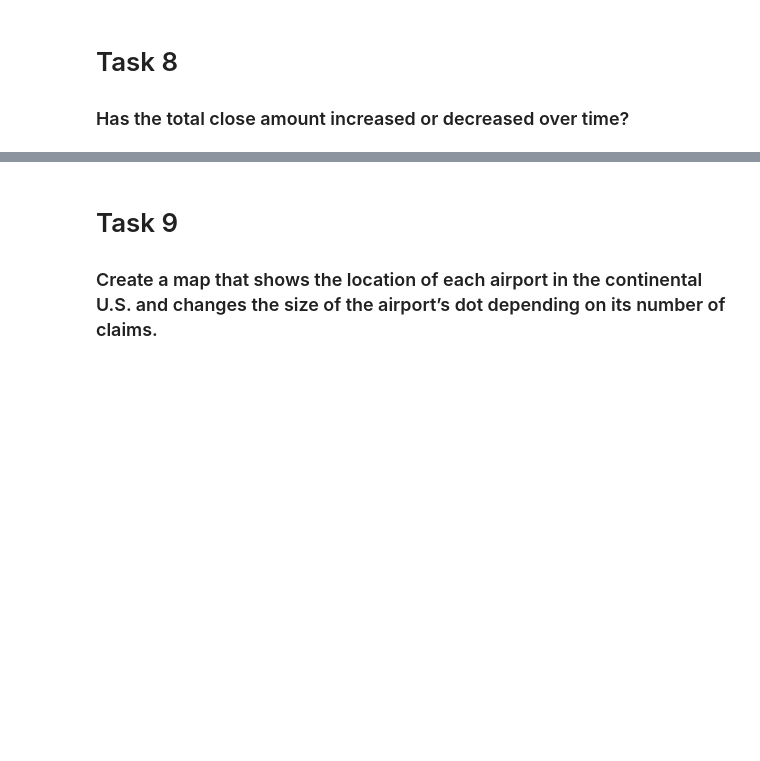
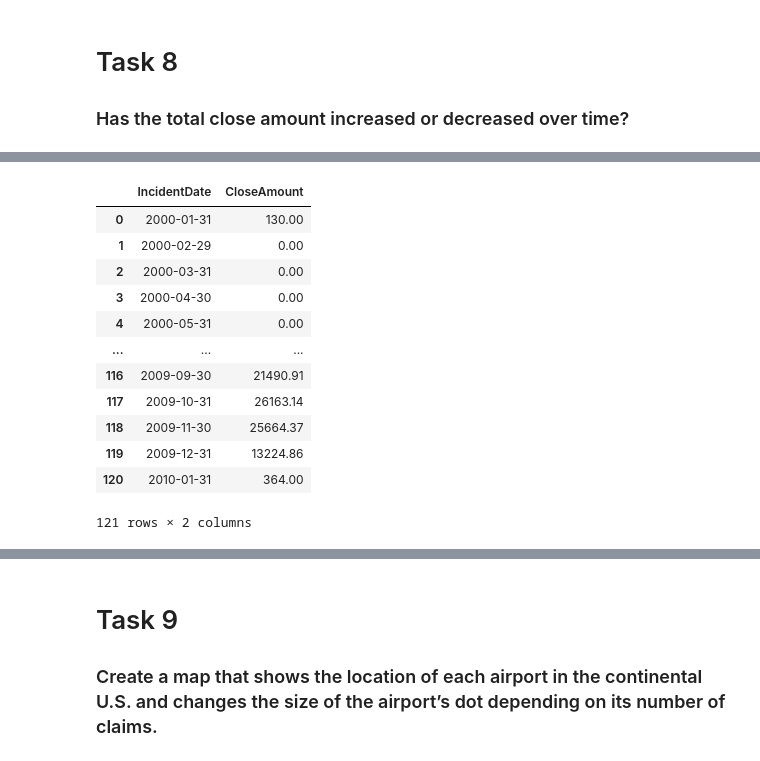
Before and after one commit to TJ-Mothokho/DataAnaylsis_Practical-Assessments, a Jupyter notebook: Airport_Case_Study-Practical_Assessment/AirportCaseStudy.ipynb, the cells around one changed output, grey strips where cells are left out. Drawn from its saved outputs; the diff is of its cells as text; code cells hidden in the pictures; blank space fills up the shorter version.

```diff
--- a/Airport_Case_Study-Practical_Assessment/AirportCaseStudy.ipynb
+++ b/Airport_Case_Study-Practical_Assessment/AirportCaseStudy.ipynb
@@ -742,0 +772,19 @@ plt.show()
+# %%
+# Resampling the data to get the close amount over Months
+yearly_closeAmount = closeAmountOverTime.resample('M', on='IncidentDate').sum()
+yearly_closeAmount.reset_index(inplace=True)
+yearly_closeAmount
+# %% [output]
+|  | IncidentDate | CloseAmount |
+| 0 | 2000-01-31 | 130.00 |
+| 1 | 2000-02-29 | 0.00 |
+| 2 | 2000-03-31 | 0.00 |
+| 3 | 2000-04-30 | 0.00 |
+| 4 | 2000-05-31 | 0.00 |
+| ... | ... | ... |
+| 116 | 2009-09-30 | 21490.91 |
+| 117 | 2009-10-31 | 26163.14 |
+| 118 | 2009-11-30 | 25664.37 |
+| 119 | 2009-12-31 | 13224.86 |
+| 120 | 2010-01-31 | 364.00 |
+121 rows × 2 columns
```
Also changed, not shown: parts of 4 cells of this notebook.
